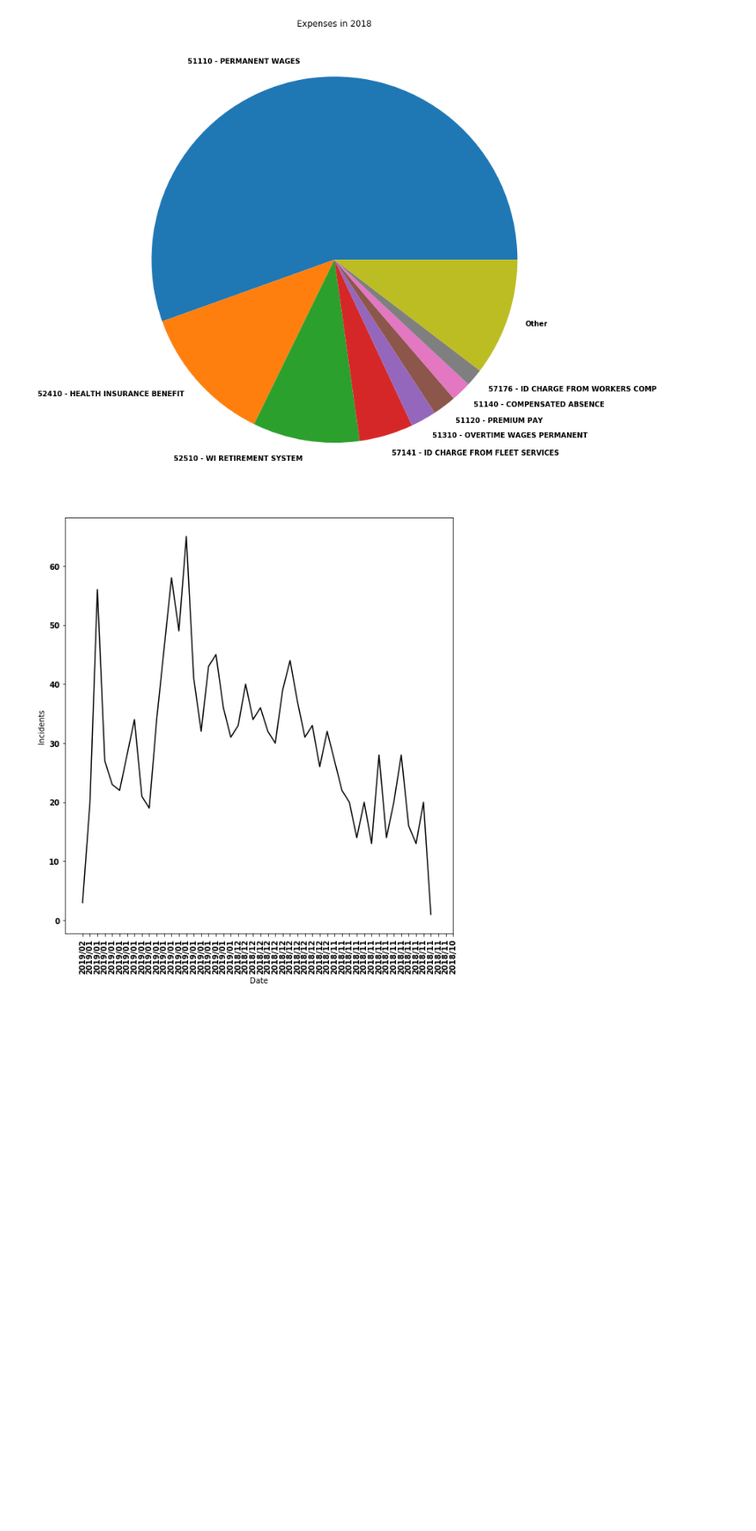
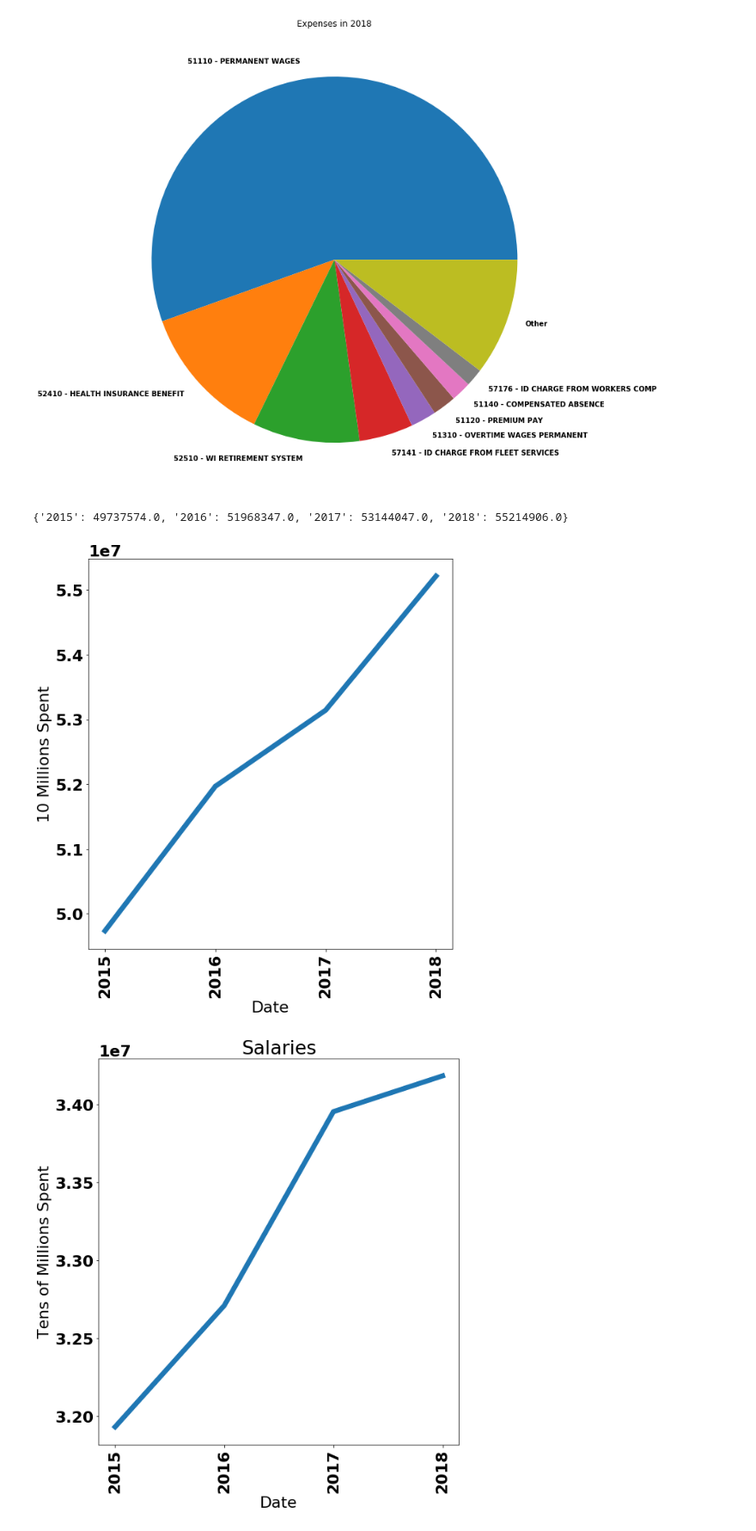
Before and after one commit to tylerharter/s19-city-t2, a Jupyter notebook: Fire/fire_analysis.ipynb, the cells around one changed output. Shown at 86% size. Saved outputs shown, nothing was run; the diff lists cells and outputs as text; code cells hidden in the pictures; blank space fills up the shorter version.

```diff
--- a/Fire/fire_analysis.ipynb
+++ b/Fire/fire_analysis.ipynb
@@ -110,42 +92,76 @@ def plot_multi(data, cols=None, spacing=.1, **kwargs):
     ax.legend(lines, labels, loc=0)
     return ax
 # %%
-def drop_day(x):
-    return str(x)[-4:]+"/"+str(x)[:2]
+font = {
+        'weight' : 'bold',
+        'size'   : 22}
 
-def drop_month(x):
-    return str(x)[-4:]
+plt.rc('font', **font)
+
+expenses = dict()
+expenses["2015"] = fire_budget[fire_budget["Account Type"] == "Expense"]["2015"].sum()
+expenses["2016"] = fire_budget[fire_budget["Account Type"] == "Expense"]["2016"].sum()
+expenses["2017"] = fire_budget[fire_budget["Account Type"] == "Expense"]["2017"].sum()
+expenses["2018"] = fire_budget[fire_budget["Account Type"] == "Expense"]["2018"].sum()
+
+expense_plot = pd.Series(expenses)
+expense_plot.plot.line(figsize = (10,10),linewidth=7.0)
+
+print(expenses)
 
 
-
-daily_reports = pd.read_csv('FireDailyReports/fire_data.csv')
-daily_reports = daily_reports.dropna(subset=["Date"])
-daily_reports = daily_reports.reset_index()
-monthly_summary = daily_reports.copy()
-yearly_summary = daily_reports.copy()
-yearly_summary["Date"] = daily_reports["Date"].apply(drop_month)
-monthly_summary["Date"] = daily_reports["Date"].apply(drop_day)
-
-
-monthly_summary.groupby("Date").count()["index"]
-monthly_summary.groupby("Date").count()["index"].plot.line(color=(0,0,0,1), figsize = (10,10))
-
 # get the values we want displayed as tick labels
-tick_labels = tuple(monthly_summary['Date'])
+tick_labels = ("2015","2016","2017","2018","2019")
 # get the positions for the maximum xtick label
 x_max = int(max(plt.xticks()[0]))  # int() to convert numpy.int32 => int
 # manually set you xtick labels
 plt.xticks(range(0, x_max + 1), tick_labels, rotation=90)
 
 plt.xlabel('Date')
-plt.ylabel('Incidents')
+plt.ylabel('10 Millions Spent')
 # change the limits and padding of the figure
 plt.figure(1).subplots_adjust(
     **dict(left=0.1, right=.8, bottom=.15, top=.9, wspace=.1, hspace=.1))
 
+plt.title("Expenses")
 plt.show()
 # %% [output]
+{'2015': 49737574.0, '2016': 51968347.0, '2017': 53144047.0, '2018': 55214906.0}
-[figure, old version]
+[figure, new version]
+# %%
+font = {
+        'weight' : 'bold',
+        'size'   : 22}
+
+plt.rc('font', **font)
+
+premium = dict()
+premium["2015"] = fire_budget[fire_budget["Character Code"] == "51 - SALARIES"]["2015"].sum()
+premium["2016"] = fire_budget[fire_budget["Character Code"] == "51 - SALARIES"]["2016"].sum()
+premium["2017"] = fire_budget[fire_budget["Character Code"] == "51 - SALARIES"]["2017"].sum()
+premium["2018"] = fire_budget[fire_budget["Character Code"] == "51 - SALARIES"]["2018"].sum()
+
+premium_plot = pd.Series(premium)
+premium_plot.plot.line(figsize = (10,10),linewidth=7.0)
+
+
+# get the values we want displayed as tick labels
+tick_labels = ("2015","2016","2017","2018","2019")
+# get the positions for the maximum xtick label
+x_max = int(max(plt.xticks()[0]))  # int() to convert numpy.int32 => int
+# manually set you xtick labels
+plt.xticks(range(0, x_max + 1), tick_labels, rotation=90)
+
+plt.xlabel('Date')
+plt.ylabel('Tens of Millions Spent')
+# change the limits and padding of the figure
+plt.figure(1).subplots_adjust(
+    **dict(left=0.1, right=.8, bottom=.15, top=.9, wspace=.1, hspace=.1))
+
+plt.title("Salaries")
+plt.show()
+# %% [output]
+[figure, added]
 # %%
 font = {
         'weight' : 'bold',
```
Also changed, not shown: parts of 8 cells of this notebook, 1 other file.
